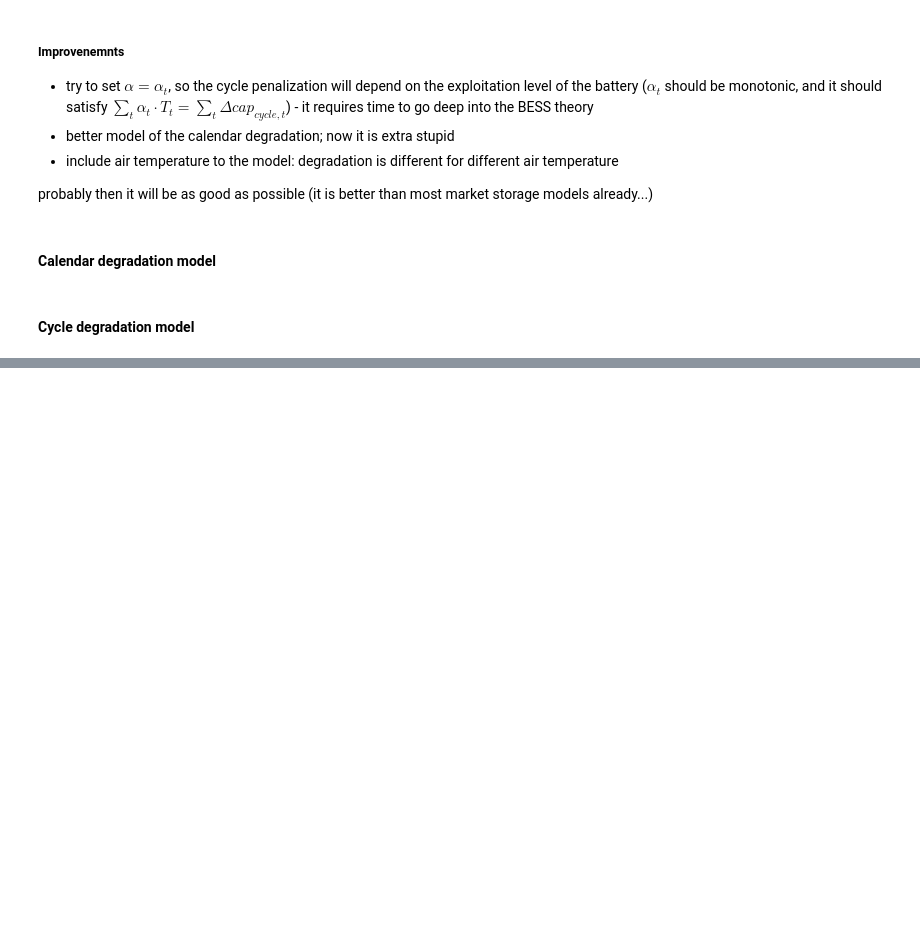
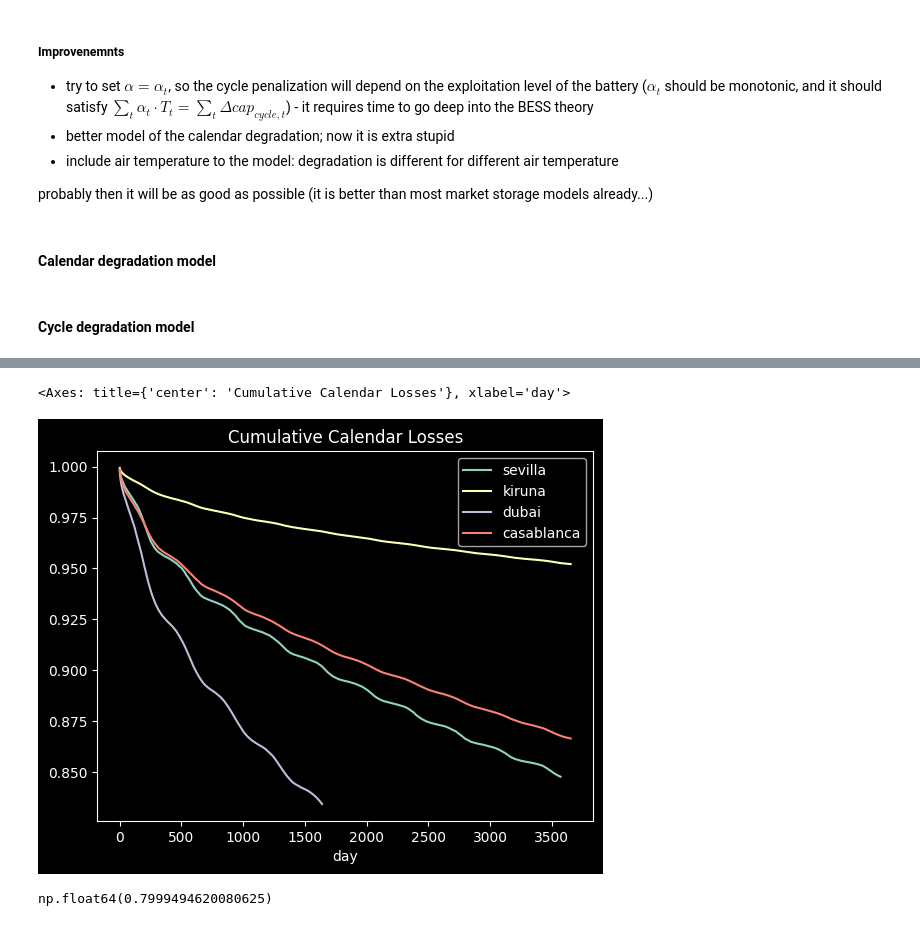
Before and after one commit to mma-dev-92/sopt, a Jupyter notebook: poc/capacity_degradation_model.ipynb, the cells around one changed output, grey strips where cells are left out. Saved outputs shown, nothing was run; the diff lists cells and outputs as text; code cells hidden in the pictures; blank space fills up the shorter version.

```diff
--- a/poc/capacity_degradation_model.ipynb
+++ b/poc/capacity_degradation_model.ipynb
@@ -237,0 +291,12 @@ Finaly:
+# %%
+from src.preprocess.load import load_input_data, load_market_data, load_storage_state_params, load_params
+
+input_dir = ROOT / 'assets' / 'input'
+indata = InputData(
+    market_data=load_market_data(input_dir / '2025_DA_prices.csv'),
+    storage_static_params=load_storage_static_params(input_dir / 'storage_static_params.yaml'),
+    storage_state_params=load_storage_state_params(input_dir / 'storage_state.yaml'),
+    params=load_params(input_dir / 'params.yaml'),
+)
+
+indata.market_data.resolution = 1.0
@@ -237,0 +355,9 @@ Finaly:
+# %%
+C_TO_K = 273.15
+
+ambient_temperature = dict(
+    sevilla=sevilla_weather_dataset.load().set_index('valid_time')['temperature'] + C_TO_K,
+    kiruna=kiruna_weather_dataset.load().set_index('valid_time')['temperature'] + C_TO_K,
+    dubai=dubai_weather_dataset.load().set_index('valid_time')['temperature'] + C_TO_K,
+    casablanca=casablanca_weather_dataset.load().set_index('valid_time')['temperature'] + C_TO_K,
+)
@@ -237,0 +566,12 @@ Finaly:
+# %%
+runners = dict()
+for city in ambient_temperature:
+    runners[city] = GroundTruthRunner(
+        input_data=indata,
+        weather_data=ambient_temperature[city],
+        seed=42,
+    )
+# %%
+results = dict()
+for city, runner in runners.items():
+    results[city] = runner.run()
@@ -237,0 +580,11 @@ Finaly:
+# %%
+calendar_losses = pd.concat([results[city]['calendar_loss'] for city in results], axis=1)
+calendar_losses.columns = list(results.keys())
+(1 - calendar_losses.cumsum(axis=0)).plot(title='Cumulative Calendar Losses')
+# %% [output]
+<Axes: title={'center': 'Cumulative Calendar Losses'}, xlabel='day'>
+[figure, added]
+# %%
+results['sevilla']['soh'].iloc[-1]
+# %% [output]
+np.float64(0.7999494620080625)
```
Also changed, not shown: parts of 15 cells of this notebook, 30 other files.
